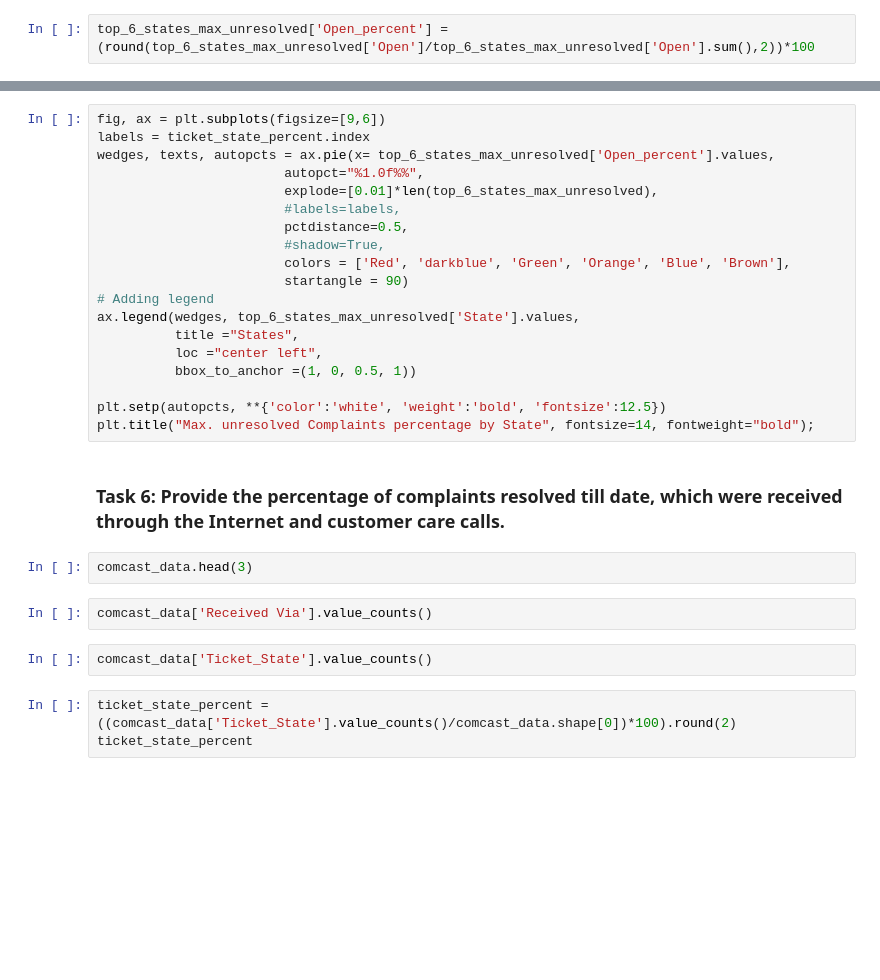
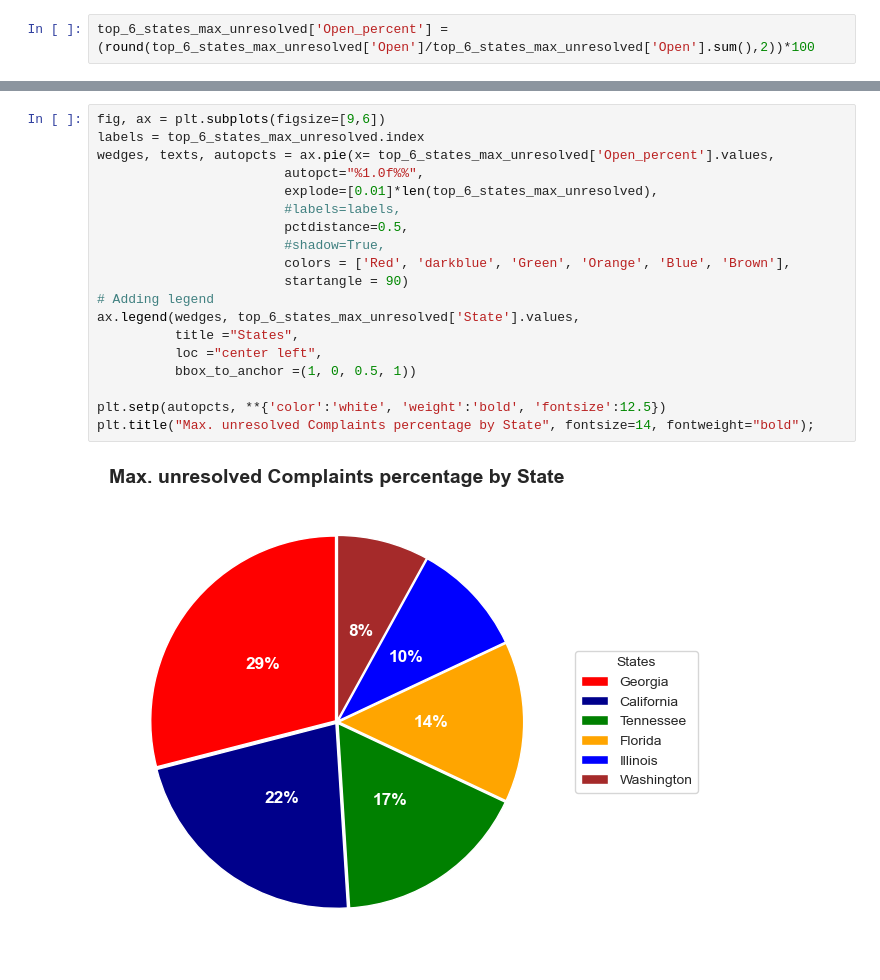
Before and after one commit to lavkushsingh31/Data_Science_Machine_Learning_Projects, a Jupyter notebook: Course Project - Comcast Telecom Consumer Complaints/Comcast Telecom Consumer Complaints.ipynb, the cells around one changed output, grey strips where cells are left out. Cells and saved outputs as stored; diff of their text form; blank space fills up the shorter version.

```diff
--- a/Course Project - Comcast Telecom Consumer Complaints/Comcast Telecom Consumer Complaints.ipynb
+++ b/Course Project - Comcast Telecom Consumer Complaints/Comcast Telecom Consumer Complaints.ipynb
@@ -548,30 +850,21 @@ top_6_states_max_unresolved
 # %%
 fig, ax = plt.subplots(figsize=[9,6])
-labels = ticket_state_percent.index
+labels = top_6_states_max_unresolved.index
 wedges, texts, autopcts = ax.pie(x= top_6_states_max_unresolved['Open_percent'].values,
                         autopct="%1.0f%%",
                         explode=[0.01]*len(top_6_states_max_unresolved),
                         #labels=labels,
                         pctdistance=0.5,
                         #shadow=True,
                         colors = ['Red', 'darkblue', 'Green', 'Orange', 'Blue', 'Brown'],
                         startangle = 90)
 # Adding legend
 ax.legend(wedges, top_6_states_max_unresolved['State'].values,
           title ="States",
           loc ="center left",
           bbox_to_anchor =(1, 0, 0.5, 1))
 
 plt.setp(autopcts, **{'color':'white', 'weight':'bold', 'fontsize':12.5})
 plt.title("Max. unresolved Complaints percentage by State", fontsize=14, fontweight="bold");
+# %% [output]
+[figure, added]
-# %% [markdown]
-### Task 6: Provide the percentage of complaints resolved till date, which were received through the Internet and customer care calls.
-# %%
-comcast_data.head(3)
-# %%
-comcast_data['Received Via'].value_counts()
-# %%
-comcast_data['Ticket_State'].value_counts()
-# %%
-ticket_state_percent = ((comcast_data['Ticket_State'].value_counts()/comcast_data.shape[0])*100).round(2)
-ticket_state_percent
```
Also changed, not shown: parts of 62 cells of this notebook.
